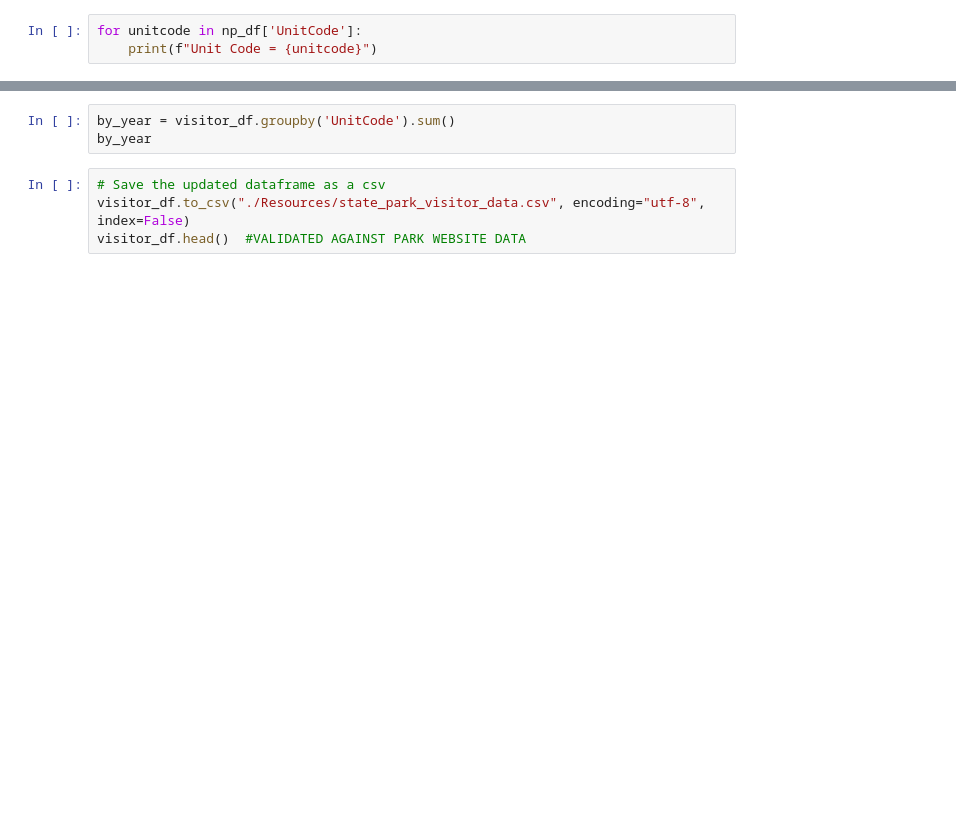
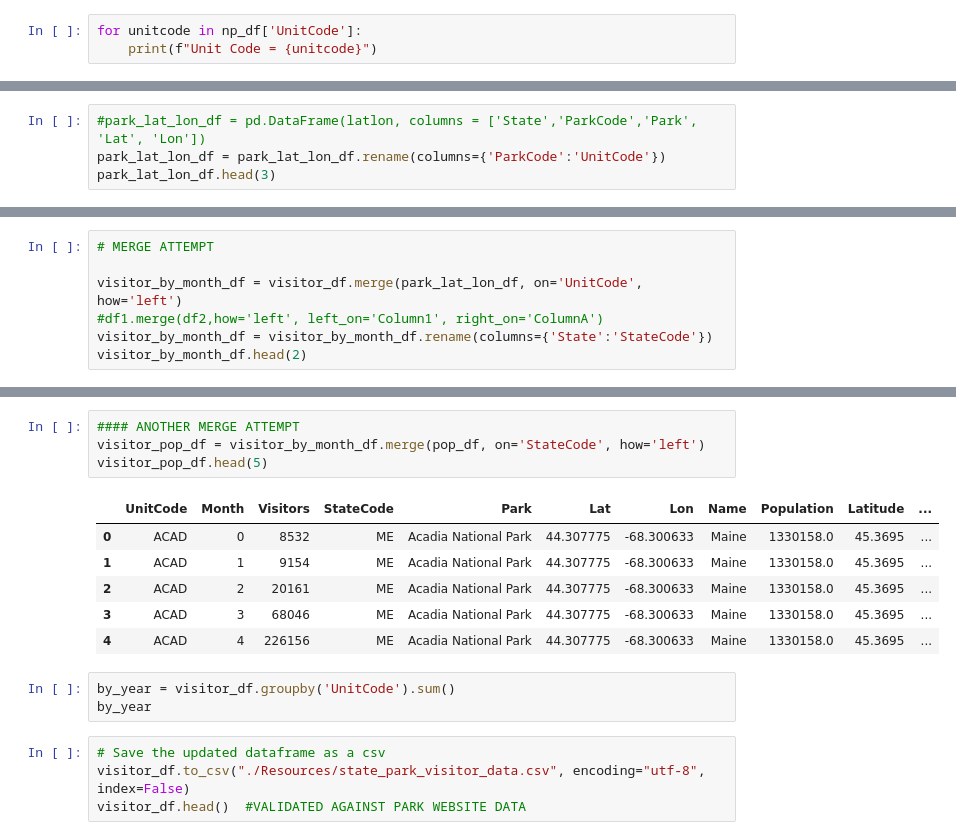
Before and after one commit to Eng-Hisham991/National_Park_Analysis, a Jupyter notebook: censusTry.ipynb, the cells around one changed output, grey strips where cells are left out. Saved outputs shown, nothing was run; the diff lists cells and outputs as text; blank space fills up the shorter version.

```diff
--- a/censusTry.ipynb
+++ b/censusTry.ipynb
@@ -398,0 +435,4 @@ visitor_df
+# %%
+#park_lat_lon_df = pd.DataFrame(latlon, columns = ['State','ParkCode','Park', 'Lat', 'Lon'])
+park_lat_lon_df = park_lat_lon_df.rename(columns={'ParkCode':'UnitCode'})
+park_lat_lon_df.head(3)
@@ -398,0 +444,7 @@ visitor_df
+# %%
+# MERGE ATTEMPT
+
+visitor_by_month_df = visitor_df.merge(park_lat_lon_df, on='UnitCode', how='left')
+#df1.merge(df2,how='left', left_on='Column1', right_on='ColumnA')
+visitor_by_month_df = visitor_by_month_df.rename(columns={'State':'StateCode'})
+visitor_by_month_df.head(2)
@@ -399,3 +462,14 @@ visitor_df
+# %%
+#### ANOTHER MERGE ATTEMPT
+visitor_pop_df = visitor_by_month_df.merge(pop_df, on='StateCode', how='left')
+visitor_pop_df.head(5)
+# %% [output]
+|  | UnitCode | Month | Visitors | StateCode | Park | Lat | Lon | Name | Population | Latitude | ... |
+| 0 | ACAD | 0 | 8532 | ME | Acadia National Park | 44.307775 | -68.300633 | Maine | 1330158.0 | 45.3695 | ... |
+| 1 | ACAD | 1 | 9154 | ME | Acadia National Park | 44.307775 | -68.300633 | Maine | 1330158.0 | 45.3695 | ... |
+| 2 | ACAD | 2 | 20161 | ME | Acadia National Park | 44.307775 | -68.300633 | Maine | 1330158.0 | 45.3695 | ... |
+| 3 | ACAD | 3 | 68046 | ME | Acadia National Park | 44.307775 | -68.300633 | Maine | 1330158.0 | 45.3695 | ... |
+| 4 | ACAD | 4 | 226156 | ME | Acadia National Park | 44.307775 | -68.300633 | Maine | 1330158.0 | 45.3695 | ... |
 # %%
 by_year = visitor_df.groupby('UnitCode').sum()
 by_year
```
Also changed, not shown: parts of 24 cells of this notebook.
